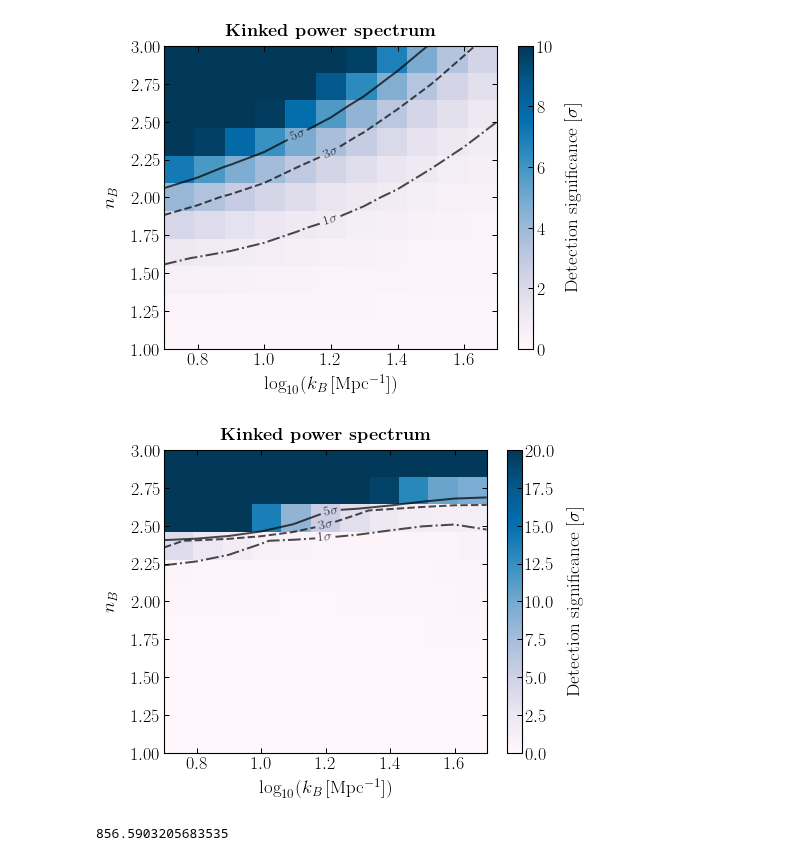
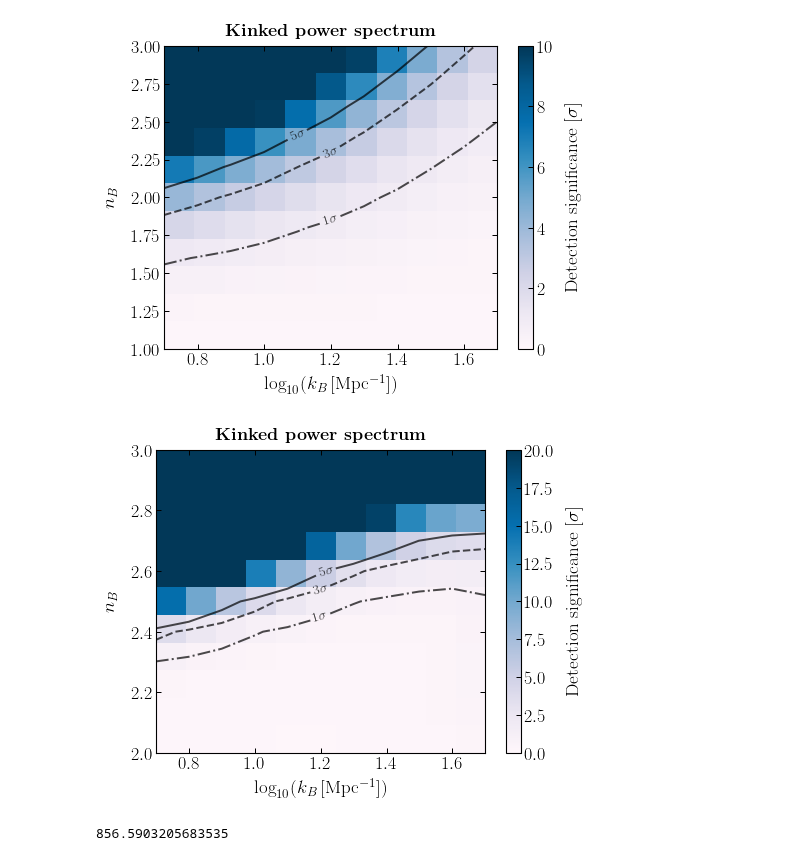
Before and after one commit to smsharma/astrometry-lensing-correlations, a Jupyter notebook: theory/notebooks/08_kink_pipeline.ipynb, the cells around one changed output. Drawn from its saved outputs; the diff is of its cells as text; code cells hidden in the pictures.

Commit message:
Narrow cutoff runs

```diff
--- a/theory/notebooks/08_kink_pipeline.ipynb
+++ b/theory/notebooks/08_kink_pipeline.ipynb
@@ -294,52 +290,50 @@ plt.tight_layout()
 # %% [output]
 [figure]
 # %%
-n_B_ary = np.linspace(1, 3, 11)
+M_min = 1e-6
+n_B_ary = np.linspace(2, 3, 11)
 k_B_ary = np.logspace(np.log10(5), np.log10(50), 11)
-M_min = 1e-6
 
 sens_ary = np.zeros((len(n_B_ary), len(k_B_ary)))
 
 for i_n_B, n_B in enumerate((tqdm(n_B_ary))):
     for i_k_B, k_B in enumerate(k_B_ary):
-        if not os.path.isfile("../cluster/cluster_out/wide_-1_" + str(k_B) + "_" + str(n_B) + "_" + str(M_min) +  ".npz"): continue
-        Cl_mu_ary = np.load("../cluster/cluster_out/wide_-1_" + str(k_B) + "_" + str(n_B) + "_" + str(M_min) + ".npz")['C_l_mu_new']
-        Cl_alpha_ary = np.load("../cluster/cluster_out/wide_-1_" + str(k_B) + "_" + str(n_B) + "_" + str(M_min) + ".npz")['C_l_alpha_new']
-        sens_ary[i_n_B, i_k_B] = get_sens_with_alpha(Cl_mu_ary, Cl_alpha_ary, sigma_mu=10000, sigma_alpha=.1, l_max=10000)[1]
+        if not os.path.isfile("../cluster/cluster_out/narrow_-1_" + str(k_B) + "_" + str(n_B) + "_" + str(M_min) +  ".npz"): continue
+        Cl_mu_ary = np.load("../cluster/cluster_out/narrow_-1_" + str(k_B) + "_" + str(n_B) + "_" + str(M_min) + ".npz")['C_l_mu_new']
+        Cl_alpha_ary = np.load("../cluster/cluster_out/narrow_-1_" + str(k_B) + "_" + str(n_B) + "_" + str(M_min) + ".npz")['C_l_alpha_new']
+        sens_ary[i_n_B, i_k_B] = get_sens_with_alpha(Cl_mu_ary, Cl_alpha_ary, sigma_mu=10000, sigma_alpha=0.1, l_max=10000)[1]
 # %%
 mpl.rcParams['figure.figsize'] = 7, 5.5
 
 levels = [1,3,5]
 # levels = [0.1,0.2,5]
 
 X, Y = np.meshgrid(np.log10(k_B_ary), n_B_ary)
 
 fig, ax = plt.subplots()
 
 CS = ax.contour(X, Y, sens_ary, levels = levels, linestyles=['-.','--','-'], colors='k', linewidths=2, alpha=0.7)
 
 fmt = {}
 strs = ['1$\sigma$', '3$\sigma$', '5$\sigma$']
 for l, s in zip(CS.levels, strs):
     fmt[l] = s
 
-im = ax.imshow(sens_ary,cmap = 'PuBu', aspect='auto', origin='lower', extent=[np.log10(5),np.log10(50),1,3], vmin=0, vmax=20)
+im = ax.imshow(sens_ary,cmap = 'PuBu', aspect='auto', origin='lower', extent=[np.log10(5),np.log10(50),2,3], vmin=0, vmax=20)
 
 ax.clabel(CS, fmt=fmt,inline=1, fontsize=14)
 
 ax.set_xlabel("$\log_{10}(k_B\,\mathrm{[Mpc^{-1}]})$")
 ax.set_ylabel("$n_B$")
 ax.set_title('\\textbf{Kinked power spectrum}', fontsize=18)
 
 cbar = fig.colorbar(im)
 cbar.set_label('Detection significance [$\sigma$]')
 
 plt.tight_layout()
-# plt.savefig(plots_dir + "kink_PS_sig.pdf")
-
-# plt.ylim(2, 3)
+plt.savefig(plots_dir + "kink_PS_sig_alpha.pdf")
 # %% [output]
-[figure, old version]
+[figure, new version]
 # %%
 k_B = 3.
 Cl_mu_ary = np.load("../cluster/cluster_out/calib2_6.294627058970836_3.0.npz")['C_l_mu_new']
```
Also changed, not shown: parts of 2 cells of this notebook, 2 other files.
